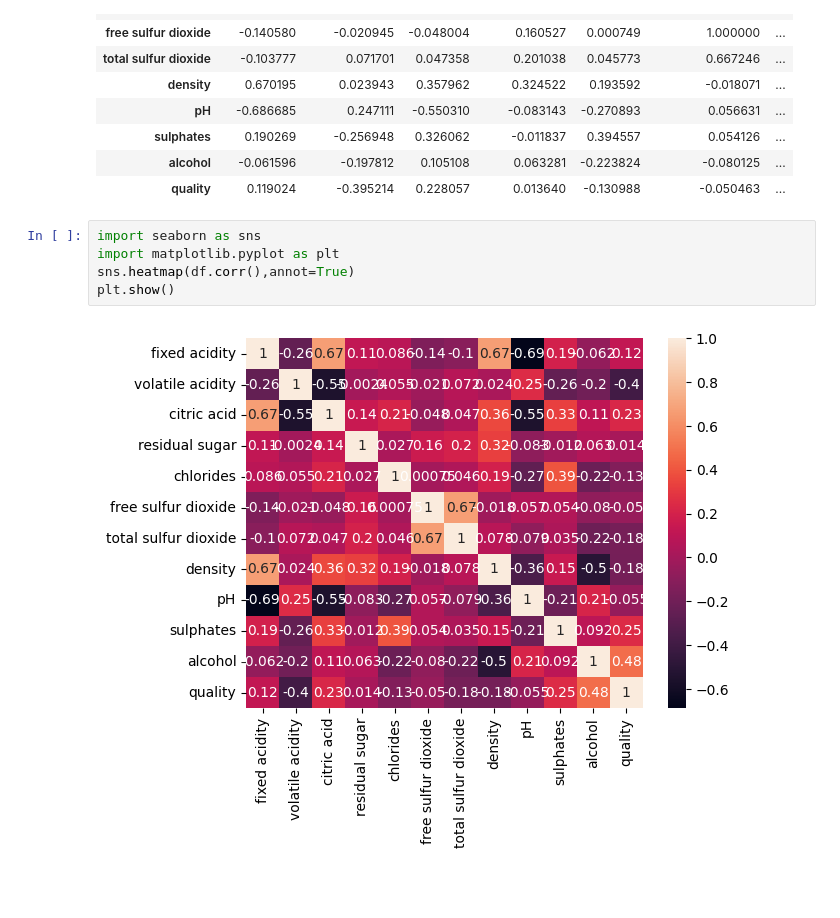
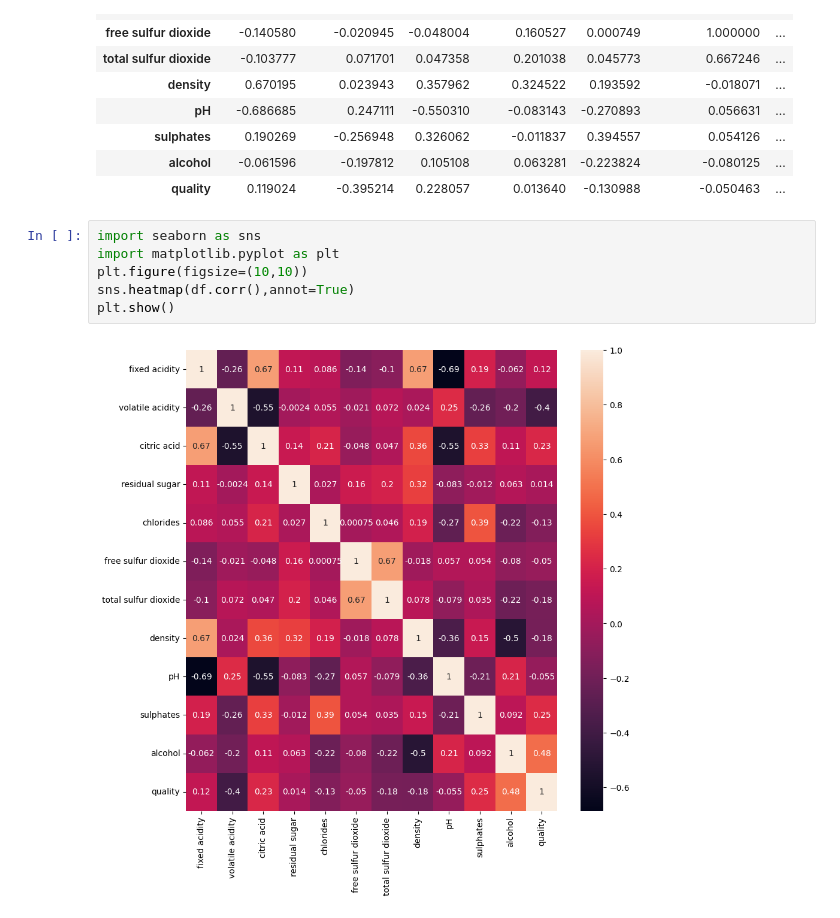
Before and after one commit to CodeLoopdroid/AI_ML_Bootcamp, a Jupyter notebook: Feature_Engineering/EDA_winequality.ipynb, the cells around one changed output. Cells and saved outputs as stored; diff of their text form; blank space fills up the shorter version.

```diff
--- a/Feature_Engineering/EDA_winequality.ipynb
+++ b/Feature_Engineering/EDA_winequality.ipynb
@@ -118,7 +118,8 @@ df.corr()
 # %%
 import seaborn as sns
 import matplotlib.pyplot as plt
+plt.figure(figsize=(10,10))
 sns.heatmap(df.corr(),annot=True)
 plt.show()
 # %% [output]
-[figure, old version]
+[figure, new version]
```
